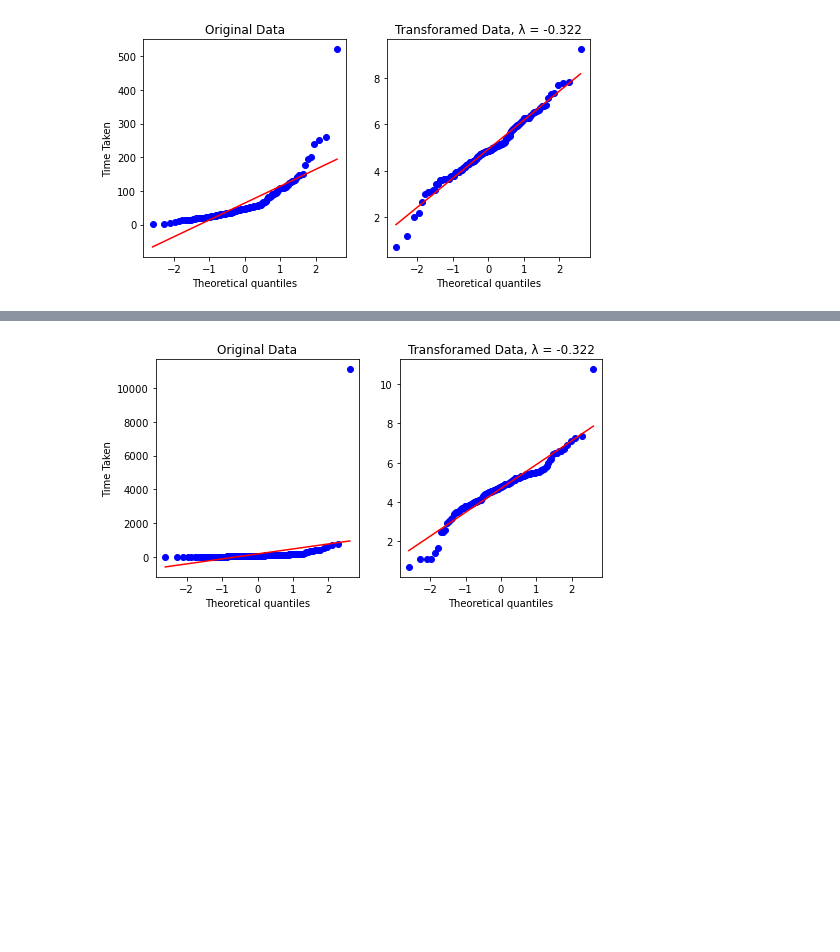
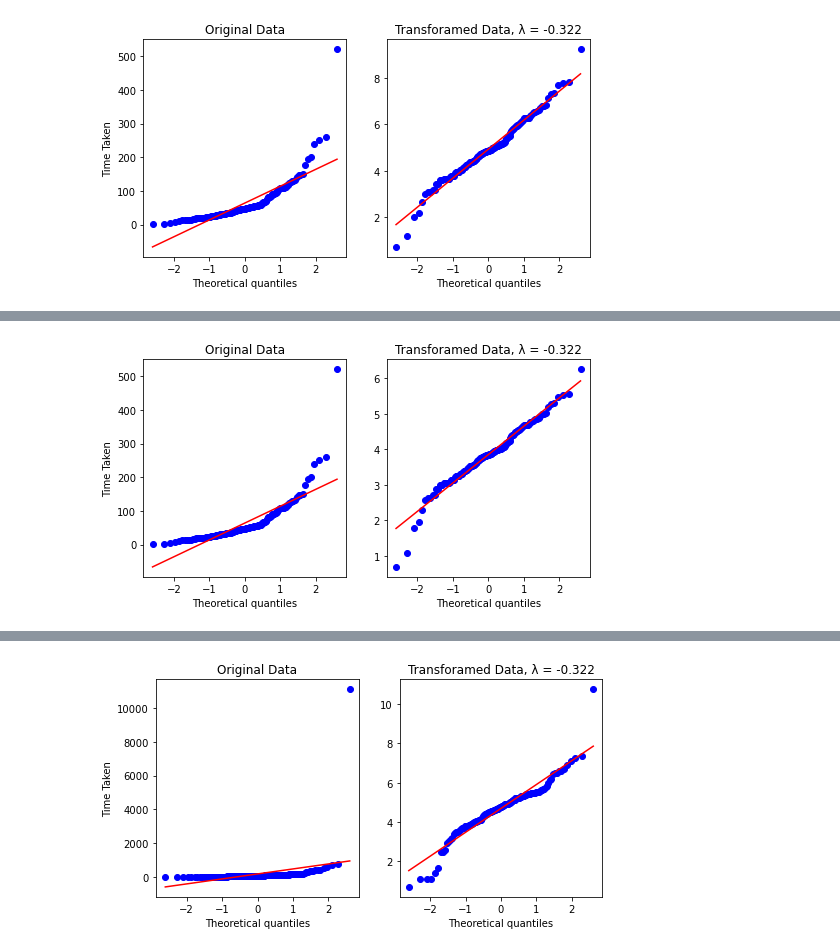
Before and after one commit to velitchko/graph-vis-evaluation-ext, a Jupyter notebook: python/Data Groups.ipynb, the cells around one changed output, grey strips where cells are left out. Cells and saved outputs as stored; diff of their text form; code cells hidden in the pictures; blank space fills up the shorter version.

```diff
--- a/python/Data Groups.ipynb
+++ b/python/Data Groups.ipynb
@@ -686,0 +703,5 @@ test_distribution(grp_A_T1_NL_rem_time, grp_A_T1_NL_rem_time_trans)
+# %%
+grp_A_T1_NL_time_sqrd = np.log(group_A_T1_NL['time'])
+test_distribution(grp_A_T1_NL_time, grp_A_T1_NL_time_sqrd)
+# %% [output]
+[figure, added]
```
Also changed, not shown: parts of 81 cells of this notebook.
